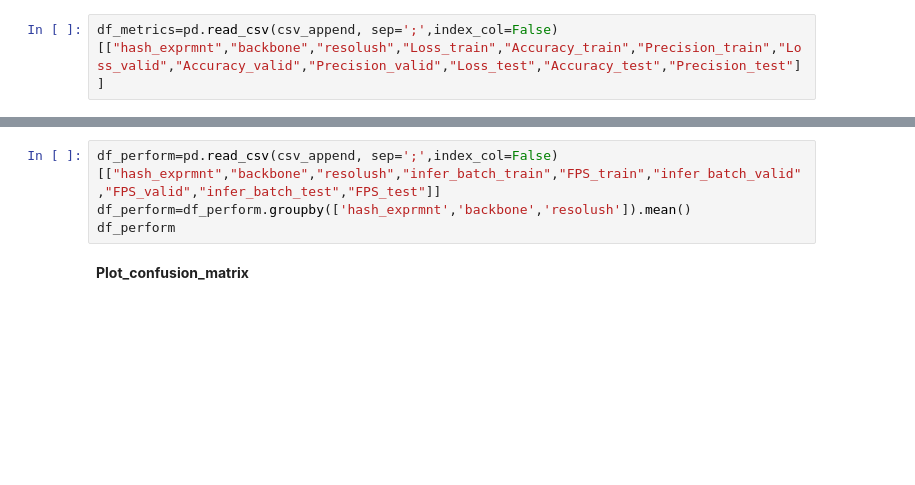
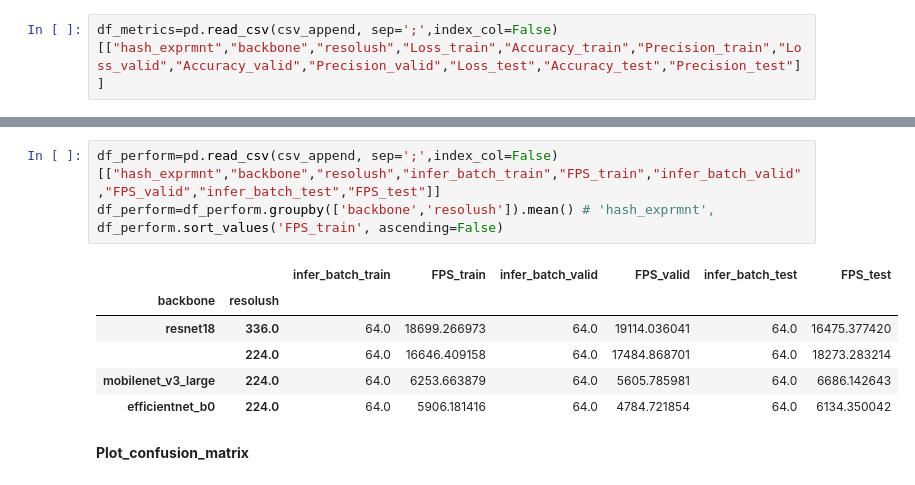
Before and after one commit to yaruslove/train_image_classifer_optuna, a Jupyter notebook: Test_validation.ipynb, the cells around one changed output, grey strips where cells are left out. Saved outputs shown, nothing was run; the diff lists cells and outputs as text; blank space fills up the shorter version.

```diff
--- a/Test_validation.ipynb
+++ b/Test_validation.ipynb
@@ -365,7 +417,14 @@ df_metrics
 # %%
 df_perform=pd.read_csv(csv_append, sep=';',index_col=False)[["hash_exprmnt","backbone","resolush","infer_batch_train","FPS_train","infer_batch_valid","FPS_valid","infer_batch_test","FPS_test"]]
-df_perform=df_perform.groupby(['hash_exprmnt','backbone','resolush']).mean()
-df_perform
+df_perform=df_perform.groupby(['backbone','resolush']).mean() # 'hash_exprmnt',
+df_perform.sort_values('FPS_train', ascending=False)
+# %% [output]
+|  |  | infer_batch_train | FPS_train | infer_batch_valid | FPS_valid | infer_batch_test | FPS_test |
+| backbone | resolush |  |  |  |  |  |  |
+| resnet18 | 336.0 | 64.0 | 18699.266973 | 64.0 | 19114.036041 | 64.0 | 16475.377420 |
+|  | 224.0 | 64.0 | 16646.409158 | 64.0 | 17484.868701 | 64.0 | 18273.283214 |
+| mobilenet_v3_large | 224.0 | 64.0 | 6253.663879 | 64.0 | 5605.785981 | 64.0 | 6686.142643 |
+| efficientnet_b0 | 224.0 | 64.0 | 5906.181416 | 64.0 | 4784.721854 | 64.0 | 6134.350042 |
 # %% [markdown]
 __Plot_confusion_matrix__
 # %%
```
Also changed, not shown: parts of 9 cells of this notebook, 3 other files.
